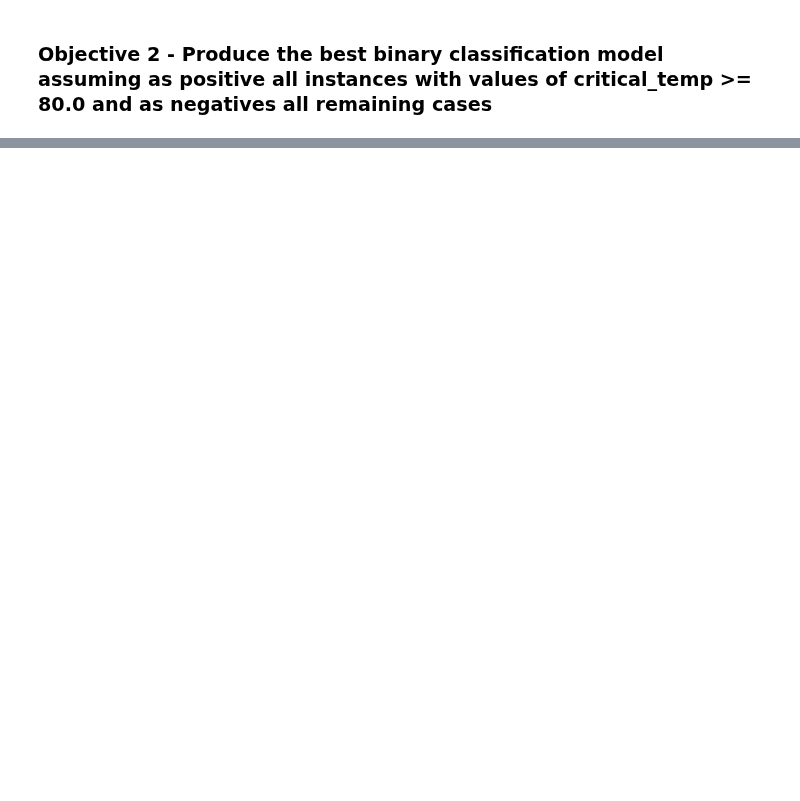
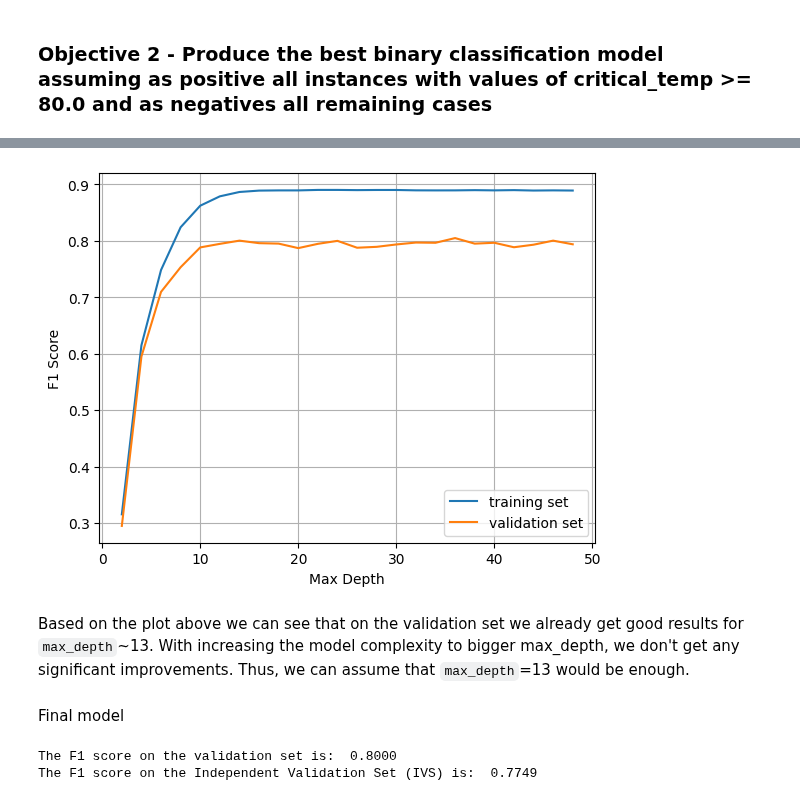
Before and after one commit to AntunesCSR/ML_Group_Projects, a Jupyter notebook: HA1/HA1_catia.ipynb, the cells around one changed output, grey strips where cells are left out. Cells and saved outputs as stored; diff of their text form; code cells hidden in the pictures; blank space fills up the shorter version.

Commit message:
add binary classification model - 1) decision tree

```diff
--- a/HA1/HA1_catia.ipynb
+++ b/HA1/HA1_catia.ipynb
@@ -249,0 +292,21 @@ plt.show()
+# %%
+min_samples_leaf_values = range(2,50,2)
+max_depth_values = range(2,50,2)
+
+results = {"min_samples_leaf": [],"max_depth": [], "F1": []}
+
+for max_depth in max_depth_values:
+    for min_samples_leaf in min_samples_leaf_values:
+        model = DecisionTreeClassifier(max_depth=max_depth, min_samples_leaf=min_samples_leaf)
+        model.fit(X_train, y_train_bin)
+        y_preds = model.predict(X_val)
+        f1 = f1_score(y_val_bin, y_preds)
+
+        results["min_samples_leaf"].append(min_samples_leaf)
+        results["max_depth"].append(max_depth)
+        results["F1"].append(f1)
+
+
+scores_df = pd.DataFrame(results, index=None)
+scores_df = scores_df.sort_values(by="F1", ascending=False)
+scores_df
@@ -249,0 +329,40 @@ plt.show()
+# %%
+best_max_depth = scores_df.iloc[0].max_depth
+best_min_samples_leaf = int(scores_df.iloc[0].min_samples_leaf)
+# %%
+f1_scores_train = []
+f1_scores_val = []
+
+for max_depth in max_depth_values:
+    model = DecisionTreeClassifier(max_depth=max_depth, min_samples_leaf=best_min_samples_leaf)
+    model.fit(X_train, y_train_bin)
+    y_preds_train = model.predict(X_train)
+    y_preds_val = model.predict(X_val)
+    f1_scores_train.append(f1_score(y_train_bin, y_preds_train))
+    f1_scores_val.append(f1_score(y_val_bin, y_preds_val))
+
+plt.plot(max_depth_values, f1_scores_train, label='training set')
+plt.plot(max_depth_values, f1_scores_val, label='validation set')
+plt.xlabel('Max Depth')
+plt.ylabel('F1 Score')
+plt.legend()
+plt.grid()
+plt.show()
+# %% [output]
+[figure, added]
+# %% [markdown]
+Based on the plot above we can see that on the validation set we already get good results for `max_depth`~13. With increasing the model complexity to bigger max_depth, we don't get any significant improvements. Thus, we can assume that `max_depth`=13 would be enough.
+# %% [markdown]
+Final model
+# %%
+best_max_depth = 13
+
+model = DecisionTreeClassifier(max_depth=best_max_depth, min_samples_leaf=best_min_samples_leaf)
+model.fit(X_train, y_train_bin)
+y_preds_val = model.predict(X_val)
+y_preds_test = model.predict(X_test)
+print("The F1 score on the validation set is: %7.4f" % f1_score(y_val_bin, y_preds_val))
+print("The F1 score on the Independent Validation Set (IVS) is: %7.4f" % f1_score(y_test_bin, y_preds_test))
+# %% [output]
+The F1 score on the validation set is:  0.8000
+The F1 score on the Independent Validation Set (IVS) is:  0.7749
```
Also changed, not shown: parts of 14 cells of this notebook.
